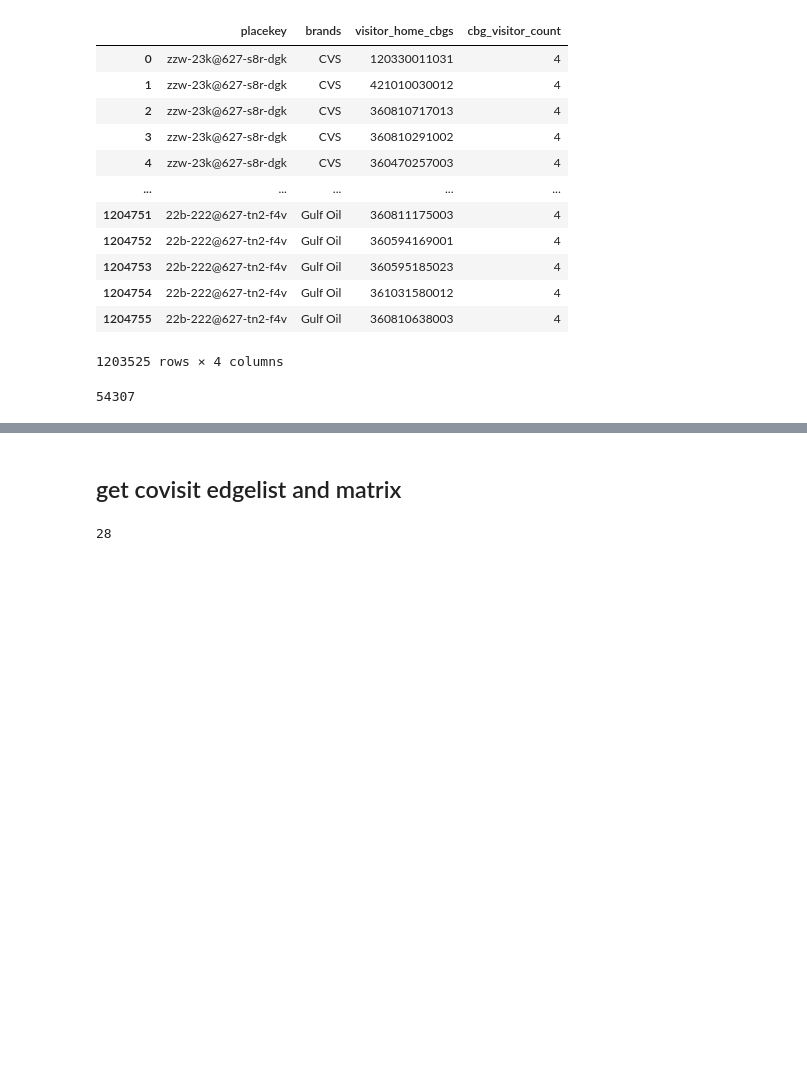
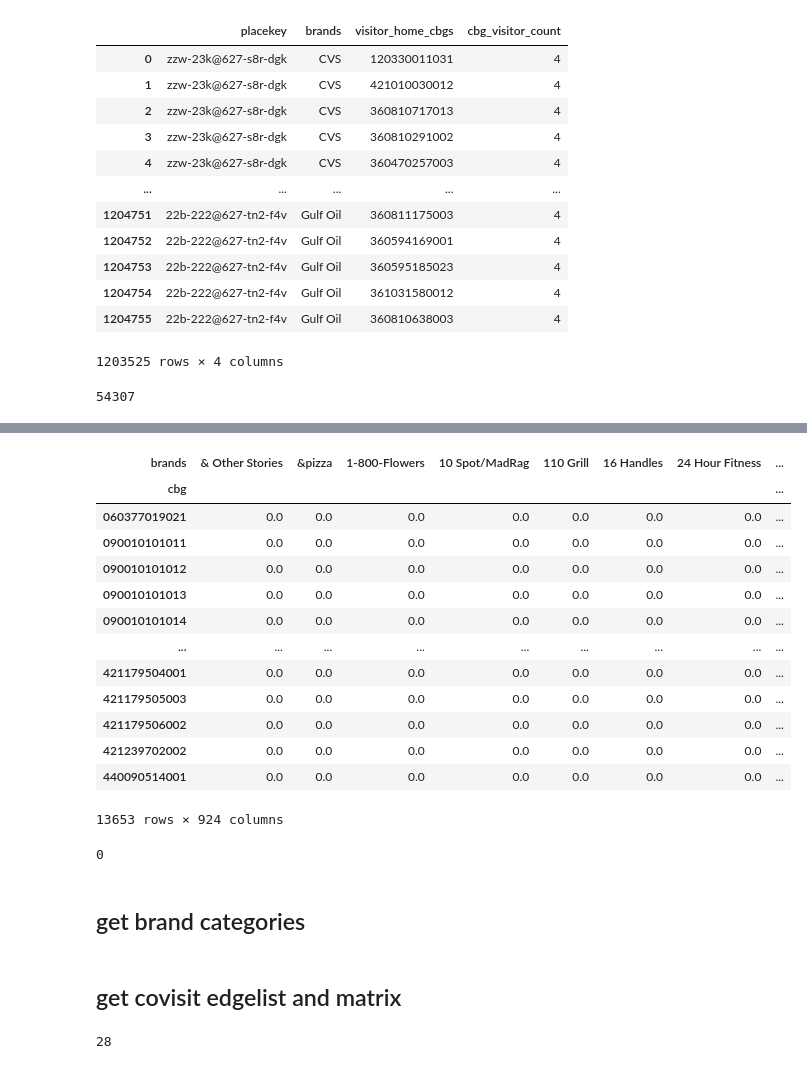
Before and after one commit to yuanmohe/SafeGraph_comsumption_diversity, a Jupyter notebook: 01_data_cleaning.ipynb, the cells around one changed output, grey strips where cells are left out. Drawn from its saved outputs; the diff is of its cells as text; code cells hidden in the pictures; blank space fills up the shorter version.

```diff
--- a/01_data_cleaning.ipynb
+++ b/01_data_cleaning.ipynb
@@ -115,0 +156,21 @@ len(cbg_unpack['visitor_home_cbgs'].unique())
+# %%
+selected_cbg_brand
+# %% [output]
+| brands | & Other Stories | &pizza | 1-800-Flowers | 10 Spot/MadRag | 110 Grill | 16 Handles | 24 Hour Fitness | ... |
+| cbg |  |  |  |  |  |  |  | ... |
+| 060377019021 | 0.0 | 0.0 | 0.0 | 0.0 | 0.0 | 0.0 | 0.0 | ... |
+| 090010101011 | 0.0 | 0.0 | 0.0 | 0.0 | 0.0 | 0.0 | 0.0 | ... |
+| 090010101012 | 0.0 | 0.0 | 0.0 | 0.0 | 0.0 | 0.0 | 0.0 | ... |
+| 090010101013 | 0.0 | 0.0 | 0.0 | 0.0 | 0.0 | 0.0 | 0.0 | ... |
+| 090010101014 | 0.0 | 0.0 | 0.0 | 0.0 | 0.0 | 0.0 | 0.0 | ... |
+| ... | ... | ... | ... | ... | ... | ... | ... | ... |
+| 421179504001 | 0.0 | 0.0 | 0.0 | 0.0 | 0.0 | 0.0 | 0.0 | ... |
+| 421179505003 | 0.0 | 0.0 | 0.0 | 0.0 | 0.0 | 0.0 | 0.0 | ... |
+| 421179506002 | 0.0 | 0.0 | 0.0 | 0.0 | 0.0 | 0.0 | 0.0 | ... |
+| 421239702002 | 0.0 | 0.0 | 0.0 | 0.0 | 0.0 | 0.0 | 0.0 | ... |
+| 440090514001 | 0.0 | 0.0 | 0.0 | 0.0 | 0.0 | 0.0 | 0.0 | ... |
+13653 rows × 924 columns
+# %%
+sum(selected_cbg_brand.isna().sum())
+# %% [output]
+0
@@ -115,0 +182,2 @@ len(cbg_unpack['visitor_home_cbgs'].unique())
+# %% [markdown]
+## get brand categories
```
Also changed, not shown: parts of 21 cells of this notebook, 14 other files.
